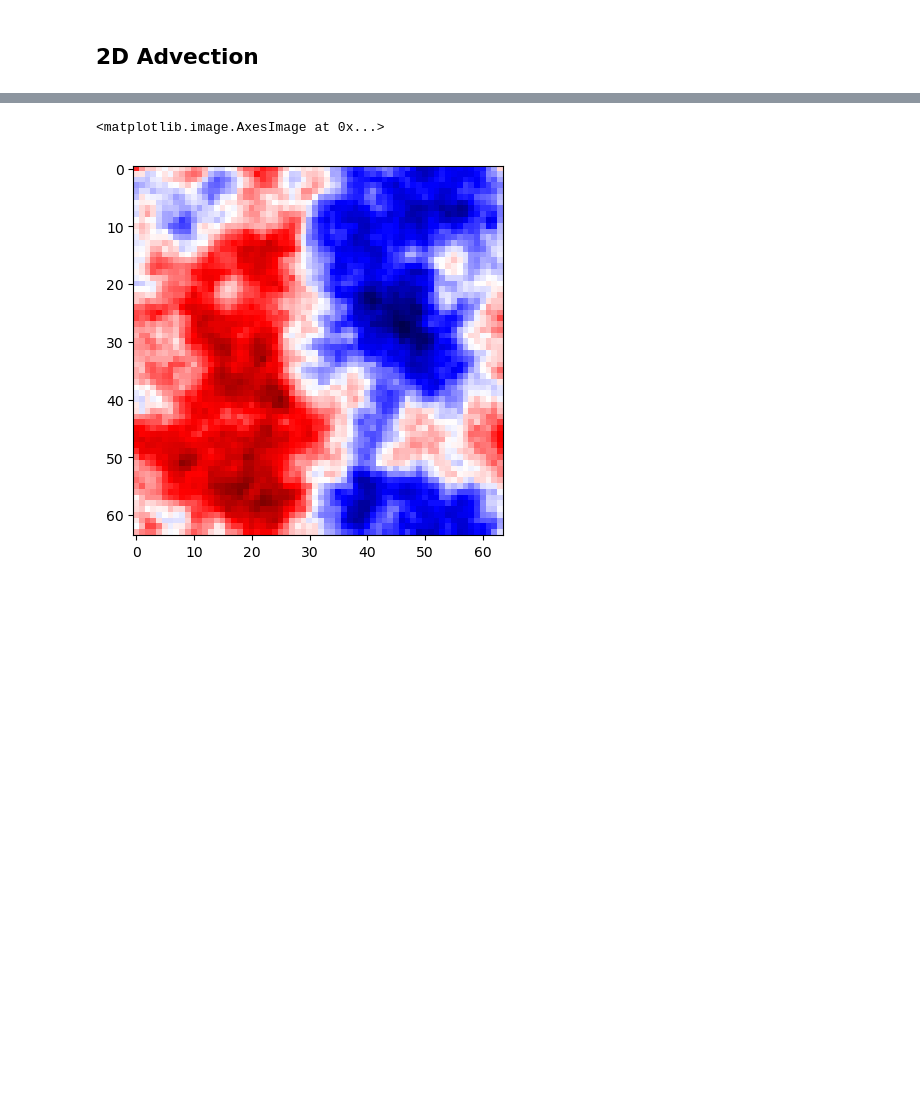
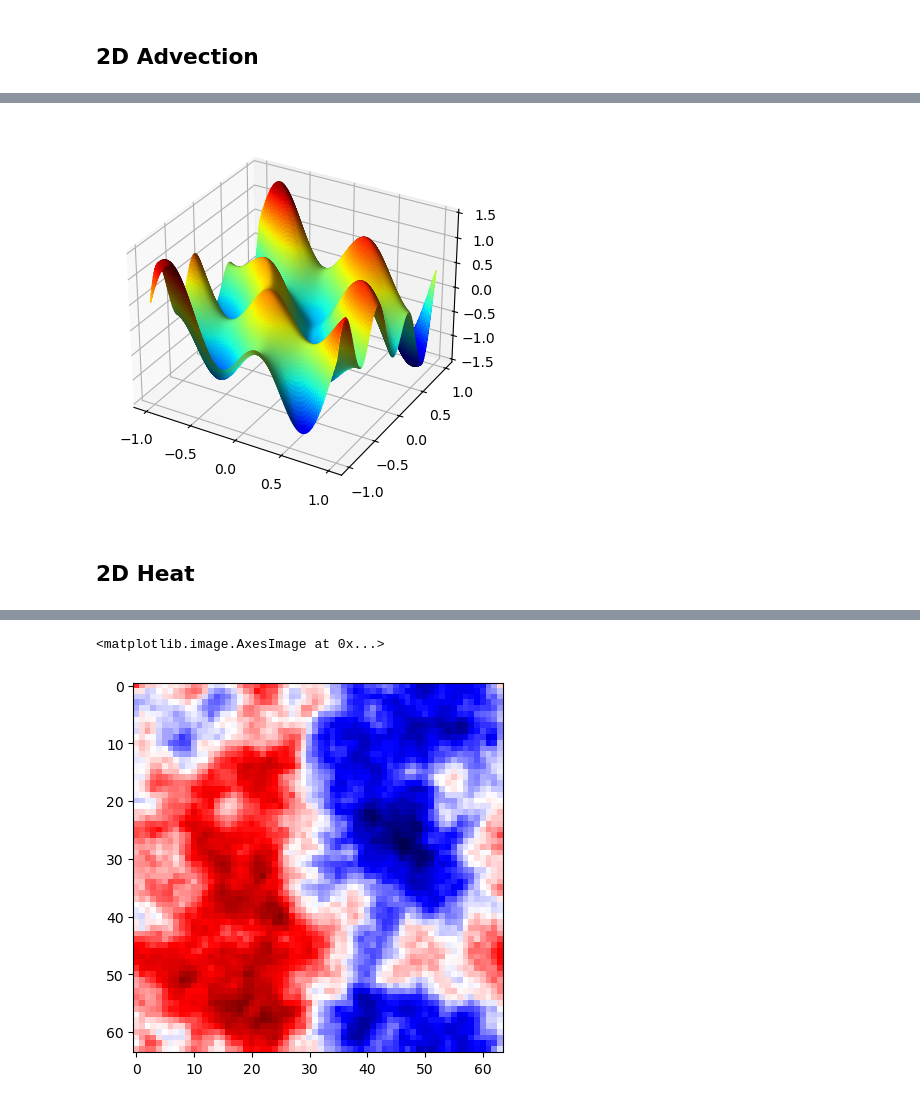
Before and after one commit to anthonyzhou-1/data_gen, a Jupyter notebook: visualize.ipynb, the cells around one changed output, grey strips where cells are left out. Saved outputs shown, nothing was run; the diff lists cells and outputs as text; code cells hidden in the pictures; blank space fills up the shorter version.

```diff
--- a/visualize.ipynb
+++ b/visualize.ipynb
@@ -83,0 +73,16 @@ for n in range(1, nt+1): ##loop across number of time steps
+# %%
+import h5py
+
+path = "/home/cmu/anthony/data_gen/pde_data/2d_adv_1024ns_256nx_256ny_0.1_2.5_c.h5"
+f = h5py.File(path, 'r')
+data = f["0.6132_1.0028"]
+u = data['u']
+grid = data["grid"]
+# %%
+from utils import vis_2d_plot
+
+vis_2d_plot(u, grid, "advection_0.6_1.0", downsample=2)
+# %% [output]
+[figure, added]
+# %% [markdown]
+## 2D Heat
```
Also changed, not shown: parts of 38 cells of this notebook, 5 other files.
